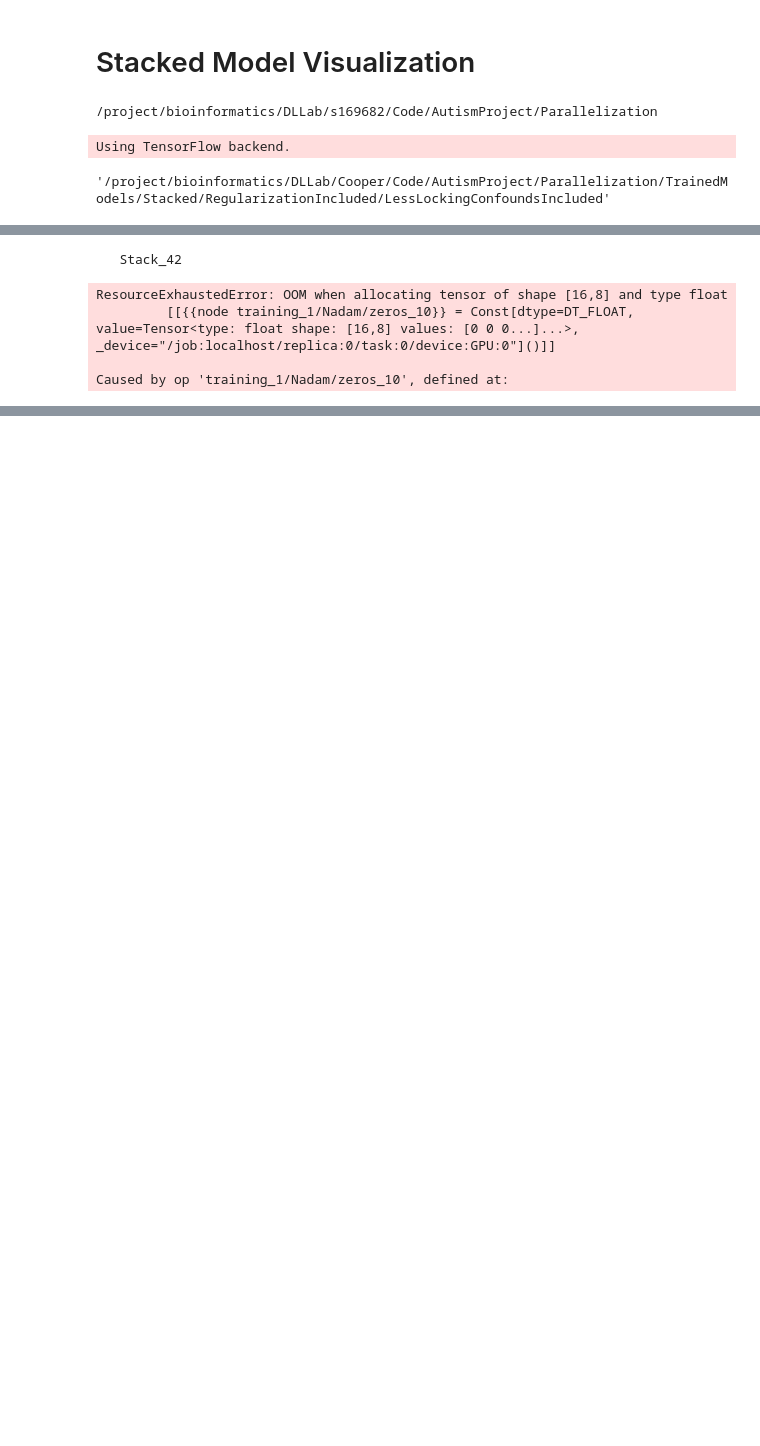
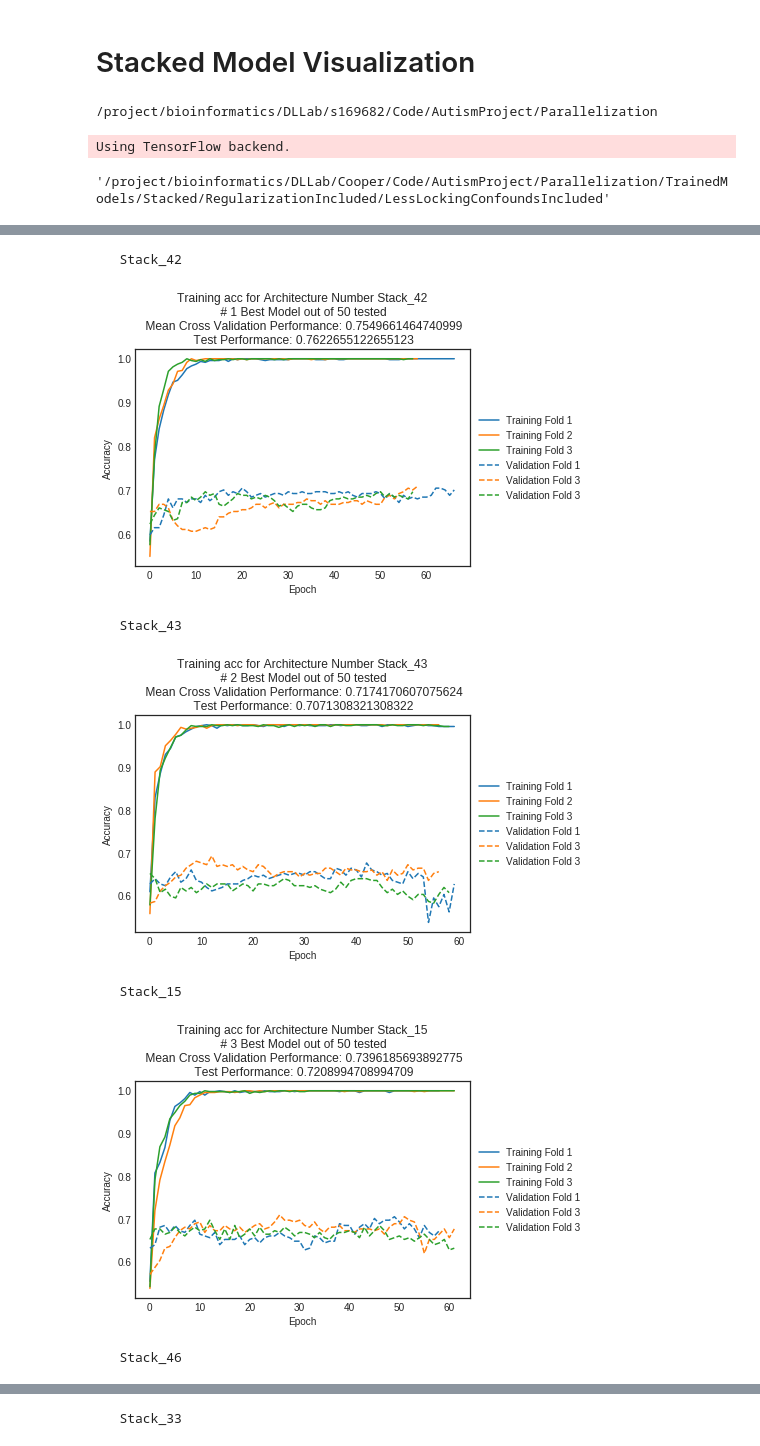
Before and after one commit to DeepLearningForPrecisionHealthLab/ConsistentASDCorrelates, a Jupyter notebook: Parallelization/StackedModelVisualization.ipynb, the cells around one changed output, grey strips where cells are left out. Saved outputs shown, nothing was run; the diff lists cells and outputs as text; code cells hidden in the pictures; blank space fills up the shorter version.

```diff
--- a/Parallelization/StackedModelVisualization.ipynb
+++ b/Parallelization/StackedModelVisualization.ipynb
@@ -132,7 +132,18 @@ def fFetchModelHist(iModel):
     for iCV in range(3):
         if os.path.isfile(os.path.join(sDataPath, (sModel+'CrossVal'+str(iCV)+'ModelHistory.p'))):
             ModelHist=pkl.load(open(os.path.join(sDataPath, (sModel+'CrossVal'+str(iCV)+'ModelHistory.p')), 'rb'))
-            dCVHist[('CV'+str(iCV))]=ModelHist.history
+            if os.path.isfile(os.path.join(sDataPath, (sModel+'PreRetrainCrossVal'+str(iCV)+'ModelHistory.p'))):
+                PreRetrainHist=pkl.load(open(os.path.join(sDataPath, (sModel+'CrossVal'+str(iCV)+'ModelHistory.p')), 'rb'))
+
+                if not type(PreRetrainHist)==dict:
+                    dCVHist[('PreRetrainCV'+str(iCV))]=PreRetrainHist.history
+                else:
+                    dCVHist[('PreRetrainCV'+str(iCV))]=PreRetrainHist
+
+            if not type(ModelHist)==dict:
+                dCVHist[('CV'+str(iCV))]=ModelHist.history
+            else:
+                dCVHist[('CV'+str(iCV))]=ModelHist
             del(ModelHist)
         else:
             dCVHist[('CV'+str(iCV))]=0
@@ -180,6 +191,36 @@ def fPlot(iModel, sType, pdSummaryData, sBest):
     plt.xlabel('Epoch')
     plt.grid(False)
     plt.ylabel('Accuracy')
+
+    if dCVHist.__contains__("PreRetrainCV0"):
+        plt.figure(2)
+        plt.plot(range(len(dCVHist['PreRetrainCV0'][sType])), dCVHist['PreRetrainCV0'][sType],
+                 range(len(dCVHist['PreRetrainCV1'][sType])), dCVHist['PreRetrainCV1'][sType],
+                 range(len(dCVHist['PreRetrainCV2'][sType])), dCVHist['PreRetrainCV2'][sType]
+                )
+        plt.gca().set_prop_cycle(None)
+        plt.plot(range(len(dCVHist['PreRetrainCV0']['val_'+sType])), dCVHist['PreRetrainCV0']['val_'+sType], '--',
+                 range(len(dCVHist['PreRetrainCV1']['val_'+sType])), dCVHist['PreRetrainCV1']['val_'+sType], '--',
+                 range(len(dCVHist['PreRetrainCV2']['val_'+sType])), dCVHist['PreRetrainCV2']['val_'+sType], '--',
+                 solid_capstyle='round'
+                )
+
+
+        plt.legend(('Training Fold 1', 'Training Fold 2', 'Training Fold 3',
+                   'Validation Fold 1', 'Validation Fold 3', 'Validation Fold 3'),
+                   loc='center left', bbox_to_anchor=(1,0.5)
+                  )
+
+        flTestPerformance = pkl.load(open('/project/bioinformatics/DLLab/Cooper/Code/AutismProject/Parallelization/TrainedModels/Stacked/'+sModel+'FullModelROCScore.p', 'rb'))
+
+        plt.title('PreRetrain Training ' + sType + ' for Architecture Number ' + sModel
+                  +'\n ' + sBest
+                  +'\n Mean Cross Validation Performance: ' + str(pdSummaryData.loc[sModel, 'Mean CV ROC'])
+                 +'\n Test Performance: ' + str(flTestPerformance))
+        plt.xlabel('Epoch')
+        plt.grid(False)
+        plt.ylabel('Accuracy')
+
     plt.show()
     plt.close()
 
@@ -217,14 +258,16 @@ pdSummaryData.nlargest(5, 'Mean CV ROC')
 # %%
-lsModels=[42]
+lsModels=[42,43,15,46,33]
 sType='acc'
 i=0
 for iModel in lsModels:
     i=i+1
     sBest = '# ' + str(i) + ' Best Model out of 50 tested'
     fPlot(iModel, sType, pdSummaryData, sBest)
 # %% [output]
    Stack_42
+[figure, added]
-ResourceExhaustedError: OOM when allocating tensor of shape [16,8] and type float
-         [[{{node training_1/Nadam/zeros_10}} = Const[dtype=DT_FLOAT, value=Tensor<type: float shape: [16,8] values: [0 0 0...]...>, _device="/job:localhost/replica:0/task:0/device:GPU:0"]()]]
-
-Caused by op 'training_1/Nadam/zeros_10', defined at:
+   Stack_43
+[figure, added]
+   Stack_15
+[figure, added]
+   Stack_46
@@ -230,0 +275 @@ Caused by op 'training_1/Nadam/zeros_10', defined at:
+   Stack_33
```
Also changed, not shown: parts of 5 cells of this notebook, 53 other files.
